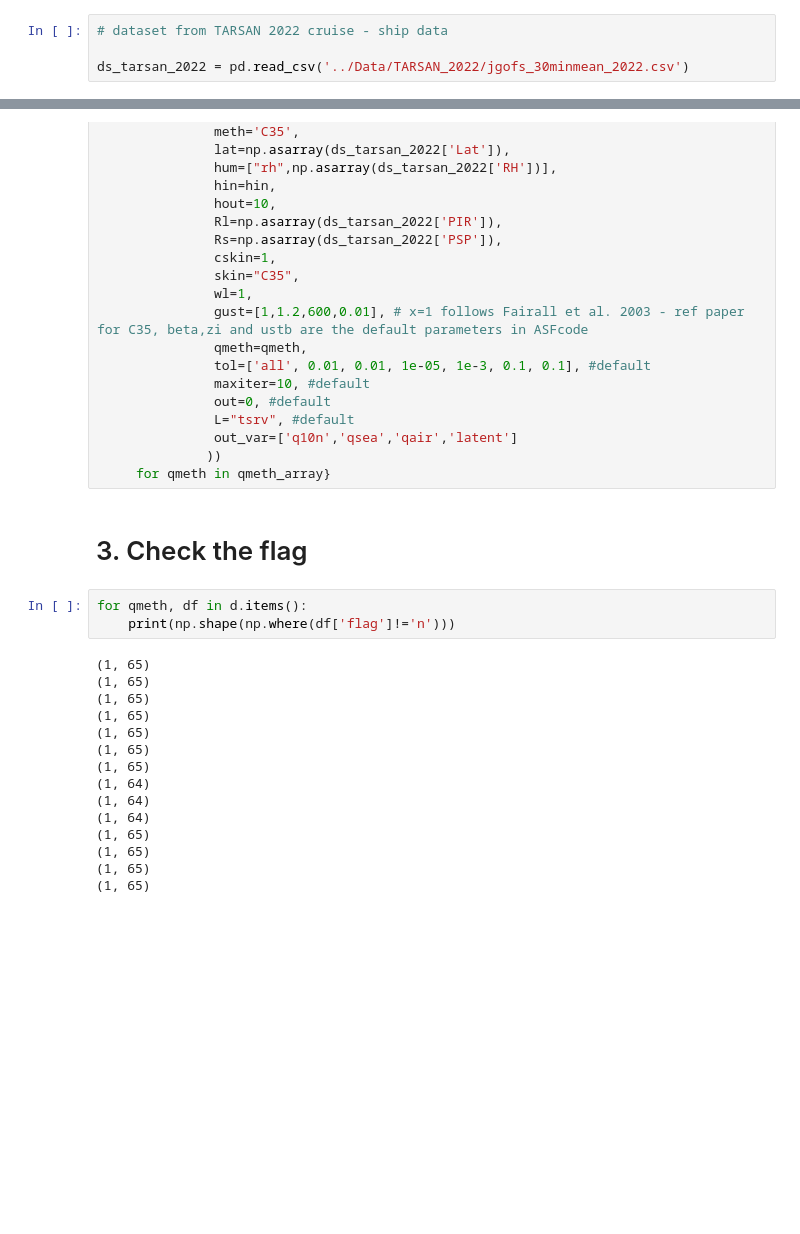
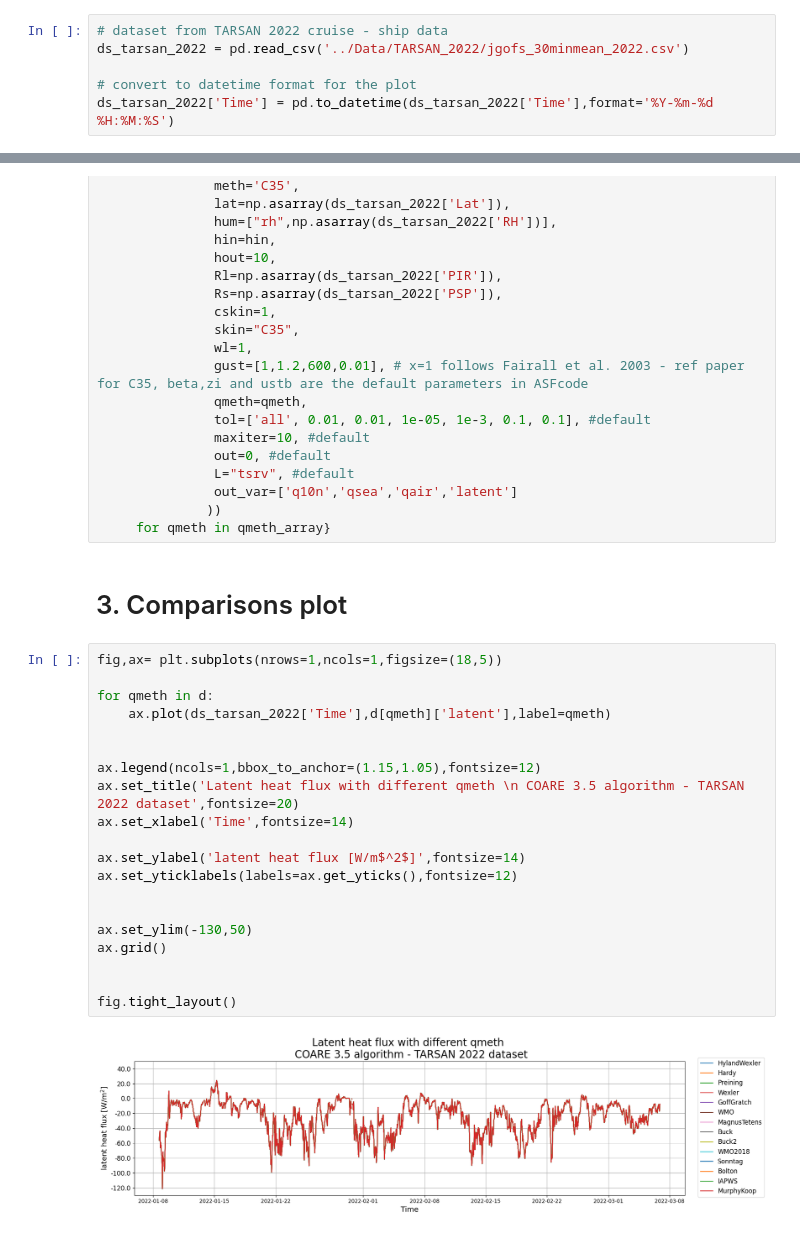
Before and after one commit to polar-gliders-operations/air-sea-interactions, a Jupyter notebook: saturation_vapour_pressure_functions/vapour_pressure_investigation.ipynb, the cells around one changed output, grey strips where cells are left out. Drawn from its saved outputs; the diff is of its cells as text; blank space fills up the shorter version.

Commit message:
save before flux focus group meeting 17-11-2023

```diff
--- a/saturation_vapour_pressure_functions/vapour_pressure_investigation.ipynb
+++ b/saturation_vapour_pressure_functions/vapour_pressure_investigation.ipynb
@@ -41,8 +43,10 @@ sys.path.append('../../ms_thesis/AirSeaFluxCode/AirSeaFluxCode-master/AirSeaFlux
 from AirSeaFluxCode import AirSeaFluxCode
 # %%
 # dataset from TARSAN 2022 cruise - ship data
+ds_tarsan_2022 = pd.read_csv('../Data/TARSAN_2022/jgofs_30minmean_2022.csv')
 
-ds_tarsan_2022 = pd.read_csv('../Data/TARSAN_2022/jgofs_30minmean_2022.csv')
+# convert to datetime format for the plot
+ds_tarsan_2022['Time'] = pd.to_datetime(ds_tarsan_2022['Time'],format='%Y-%m-%d %H:%M:%S')
 # %% [markdown]
 # 2. Compute the latent heat flux and humidity for the C35 parameterisation with different qmet
 # %% [markdown]
@@ -87,22 +92,26 @@ d = {qmeth: pd.DataFrame(AirSeaFluxCode(spd=np.asarray(ds_tarsan_2022['WindSpeed
               ))
      for qmeth in qmeth_array}
 # %% [markdown]
-# 3. Check the flag
+# 3. Comparisons plot
 # %%
-for qmeth, df in d.items():
-    print(np.shape(np.where(df['flag']!='n')))
+fig,ax= plt.subplots(nrows=1,ncols=1,figsize=(18,5))
+
+for qmeth in d:
+    ax.plot(ds_tarsan_2022['Time'],d[qmeth]['latent'],label=qmeth)
+
+
+ax.legend(ncols=1,bbox_to_anchor=(1.15,1.05),fontsize=12)
+ax.set_title('Latent heat flux with different qmeth \n COARE 3.5 algorithm - TARSAN 2022 dataset',fontsize=20)
+ax.set_xlabel('Time',fontsize=14)
+
+ax.set_ylabel('latent heat flux [W/m$^2$]',fontsize=14)
+ax.set_yticklabels(labels=ax.get_yticks(),fontsize=12)
+
+
+ax.set_ylim(-130,50)
+ax.grid()
+
+
+fig.tight_layout()
 # %% [output]
-(1, 65)
-(1, 65)
-(1, 65)
-(1, 65)
-(1, 65)
-(1, 65)
-(1, 65)
-(1, 64)
-(1, 64)
-(1, 64)
-(1, 65)
-(1, 65)
-(1, 65)
-(1, 65)
+[figure, added]
```
Also changed, not shown: parts of 6 cells of this notebook, 1 other file.
